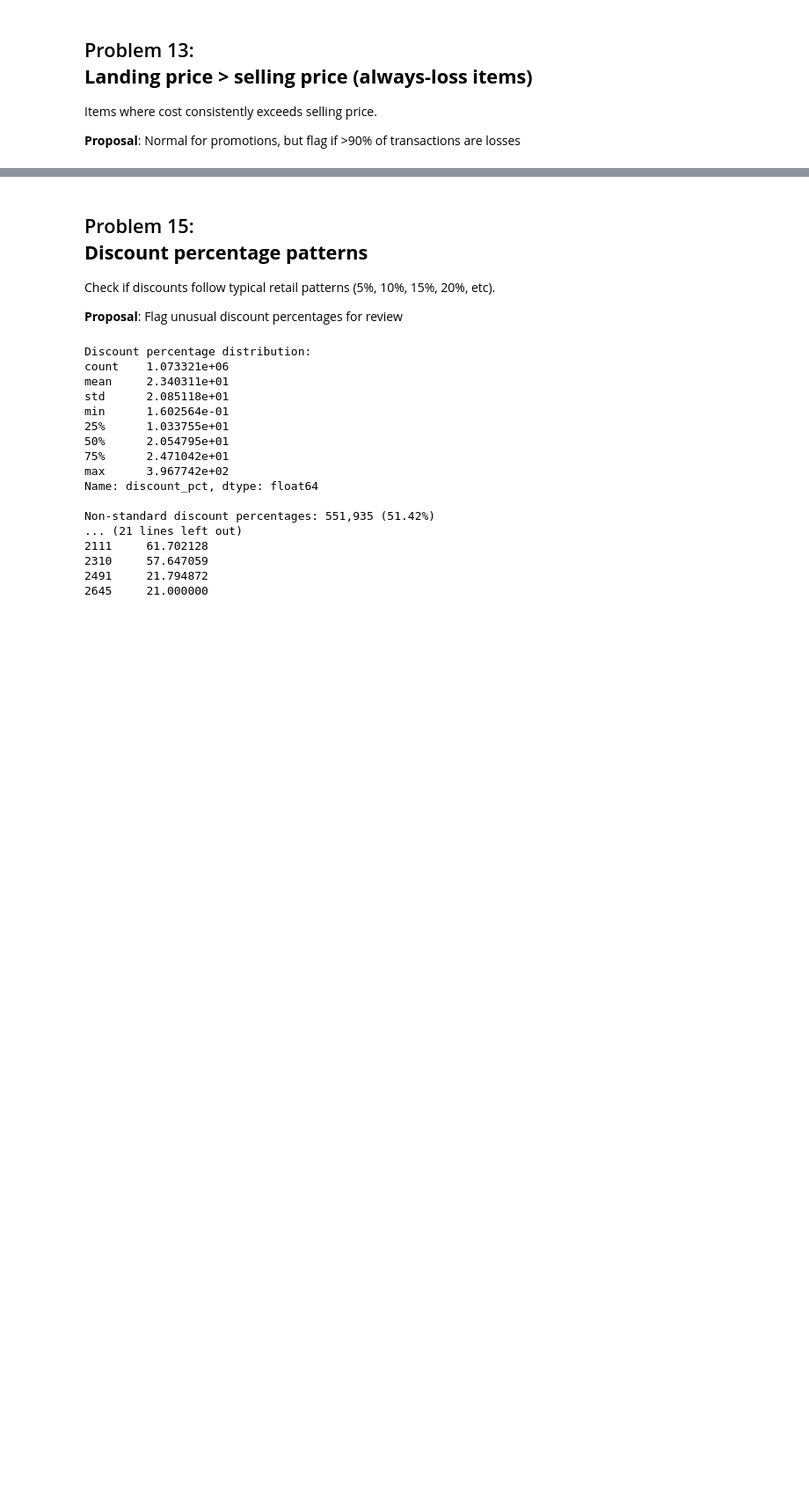
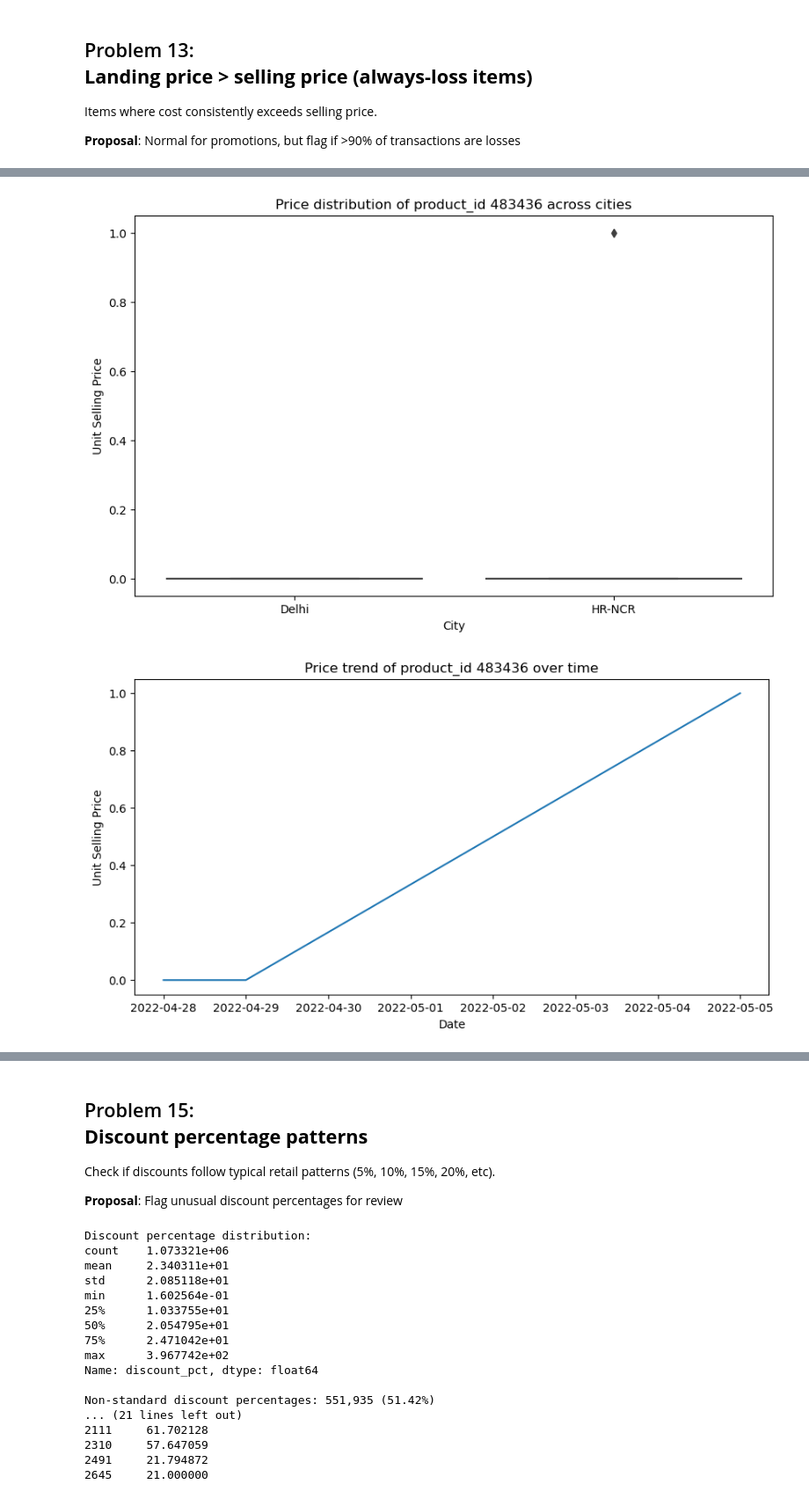
Before and after one commit to my-nggia/Enhancing-Customer-Retention-through-ML, a Jupyter notebook: 01_data_preprocessing.ipynb, the cells around one changed output, grey strips where cells are left out. Shown at 88% size. Drawn from its saved outputs; the diff is of its cells as text; code cells hidden in the pictures; blank space fills up the shorter version.

Commit message:
[Update | Draft] 01_data_preprocessing.ipynb

```diff
--- a/01_data_preprocessing.ipynb
+++ b/01_data_preprocessing.ipynb
@@ -640,3 +641,7 @@ df_products_cleaned_extended.head(5)
 | 2 | 476825 | Diwali Gift Card Free - Sample | 1 unit | Sample | Unknown | HOT | Specials | ... |
 | 3 | 483438 | Plum BodyLovin' Trippin' Mimosas ... | 20 ml | Sample | Plum BodyLovin' | Pureplay Skin Sciences India Pvt.... | Specials | ... |
 | 4 | 480473 | Flipkart Valentine Day Greeting -... | 1 unit | Card | Flipkart | Dummy Manufacturer | Specials | ... |
+# %%
+# Draft
+
+df_sales_cleaned = pd.read_csv('data/cleaned/sales_cleaned.csv')
@@ -928,0 +1021,21 @@ Sample of products with varying prices:
+# %%
+sample_id = 483436 # Plum BodyLovin' Hawaiian Rumba Shower Gel - Sample
+subset = df_sales_cleaned[df_sales_cleaned['product_id'] == sample_id]
+
+plt.figure(figsize=(10,6))
+sns.boxplot(data=subset, x='city_name', y='unit_selling_price')
+plt.title(f"Price distribution of product_id {sample_id} across cities")
+plt.ylabel("Unit Selling Price")
+plt.xlabel("City")
+plt.show()
+
+# Check over time
+plt.figure(figsize=(10,5))
+sns.lineplot(data=subset.sort_values('date'), x='date', y='unit_selling_price')
+plt.title(f"Price trend of product_id {sample_id} over time")
+plt.ylabel("Unit Selling Price")
+plt.xlabel("Date")
+plt.show()
+# %% [output]
+[figure, added]
+[figure, added]
```
Also changed, not shown: parts of 28 cells of this notebook.
